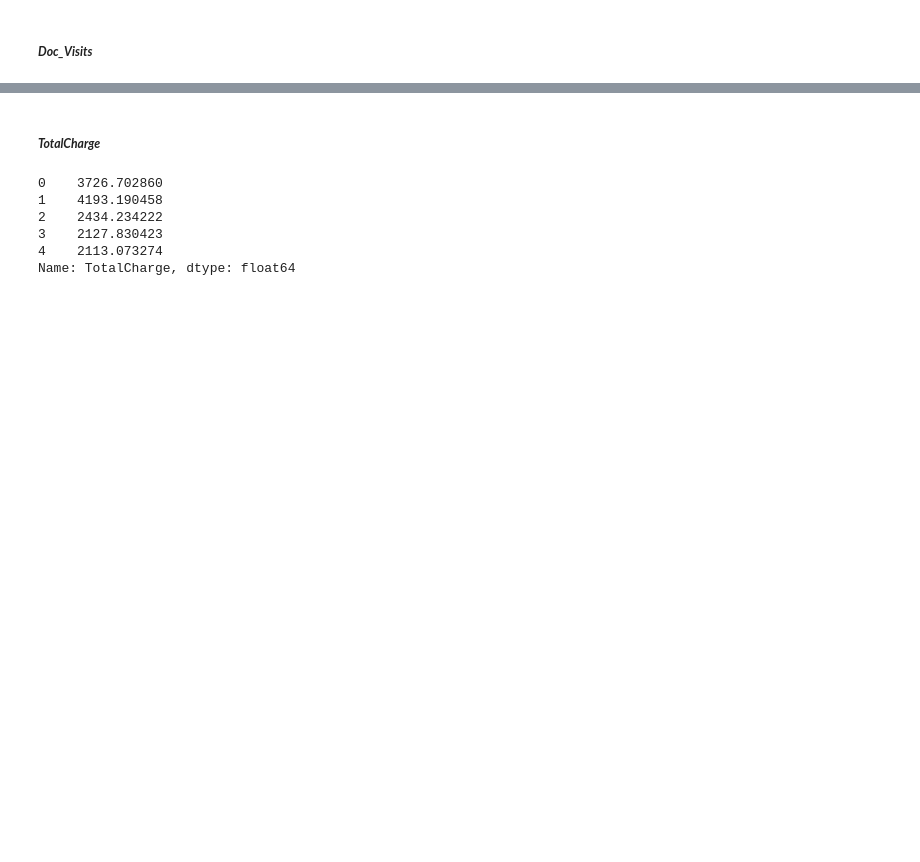
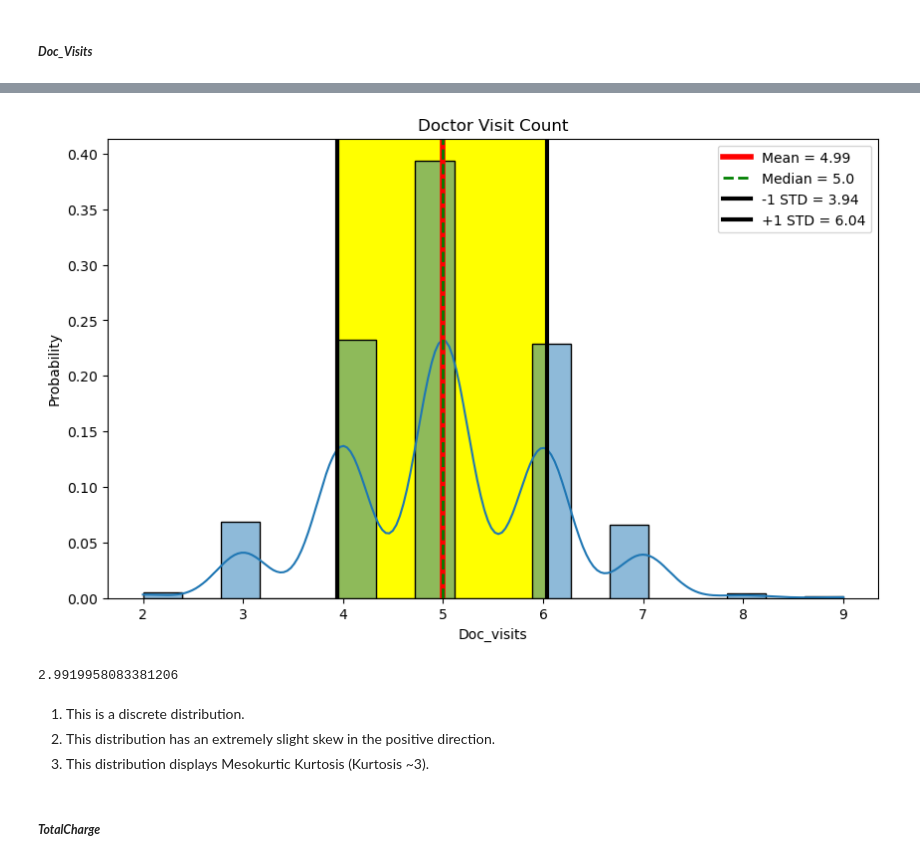
Before and after one commit to john-a-dixon/describing-distributions, a Jupyter notebook: desc-dist.ipynb, the cells around one changed output, grey strips where cells are left out. Saved outputs shown, nothing was run; the diff lists cells and outputs as text; code cells hidden in the pictures; blank space fills up the shorter version.

```diff
--- a/desc-dist.ipynb
+++ b/desc-dist.ipynb
@@ -84,13 +91,54 @@ Name: Doc_visits, dtype: int64
+# %%
+# Get the target column's mean
+mean_2 = df["Doc_visits"].mean()
+# Get the target column's median
+median_2 = df["Doc_visits"].median()
+# Get the target column's +1 STD
+std_plus_one_2 = mean_2 + df["Doc_visits"].std()
+# Get the target column's -1 STD
+std_minus_one_2 = mean_2 - df["Doc_visits"].std()
+# %%
+# Define figure and axes
+fig, ax = plt.subplots(figsize=(10, 6))
+sns.histplot(data=df, x="Doc_visits", stat="probability", kde=True)
+# Set the title
+ax.set_title("Doctor Visit Count")
+# Draw the mean line
+ax.axvline(mean_2,
+           color="red",
+           label=f"Mean = {round(mean_2, 2)}",
+           linewidth=4)
+# Draw the median line
+ax.axvline(median_2,
+           color="green",
+           label=f"Median = {round(median_2, 2)}",
+           linewidth=2,
+           ls="--")
+# Draw the -1 STD line
+ax.axvline(std_minus_one_2,
+           color="black",
+           label=f"-1 STD = {round(std_minus_one_2, 2)}",
+           linewidth=3)
+# Draw the +1 STD lin
+ax.axvline(std_plus_one_2,
+           color="black",
+           label=f"+1 STD = {round(std_plus_one_2, 2)}",
+           linewidth=3)
+# Highlight the range between -1 STD and +1 STD
+ax.axvspan(std_minus_one_2, std_plus_one_2, color="yellow", zorder=0)
+# Supply a legend
+ax.legend();
+# %% [output]
+[figure, added]
+# %%
+# Calculate kurtosis
+kurtosis_2 = stats.kurtosis(df["Doc_visits"] , fisher=False)
+kurtosis_2
+# %% [output]
+2.9919958083381206
+# %% [markdown]
+1. This is a discrete distribution.
+2. This distribution has an extremely slight skew in the positive direction.
+3. This distribution displays Mesokurtic Kurtosis (Kurtosis ~3).
 # %% [markdown]
 ##### **_TotalCharge_**
-# %%
-# Load the "TotalCharge" column to analyze
-total_charge = df["TotalCharge"]
-total_charge[:5]
-# %% [output]
-0    3726.702860
-1    4193.190458
-2    2434.234222
-3    2127.830423
-4    2113.073274
-Name: TotalCharge, dtype: float64
```
Also changed, not shown: parts of 5 cells of this notebook.
